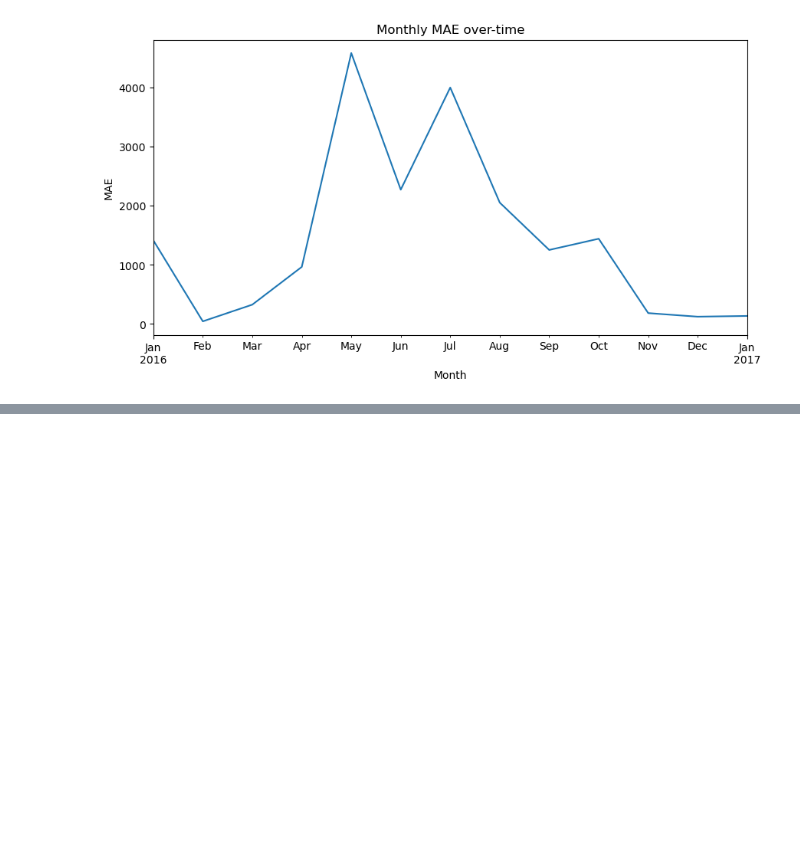
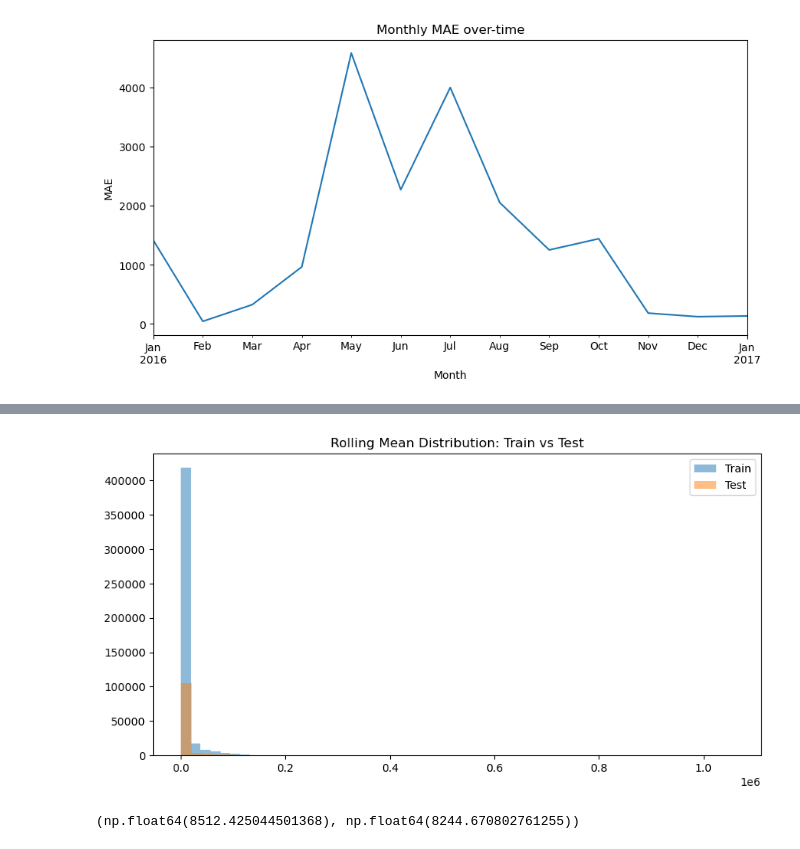
Before and after one commit to Jenish045/drift-aware-demand-forecasting-ml, a Jupyter notebook: notebooks/03_global_ml_model.ipynb, the cells around one changed output, grey strips where cells are left out. Saved outputs shown, nothing was run; the diff lists cells and outputs as text; code cells hidden in the pictures; blank space fills up the shorter version.

```diff
--- a/notebooks/03_global_ml_model.ipynb
+++ b/notebooks/03_global_ml_model.ipynb
@@ -354,0 +399,15 @@ plt.show()
+# %%
+plt.figure(figsize=(10,5))
+
+plt.hist(train_df["rolling_mean_7"], bins=50, alpha=0.5, label="Train")
+plt.hist(test_df["rolling_mean_7"], bins=50, alpha=0.5, label="Test")
+
+plt.legend()
+plt.title("Rolling Mean Distribution: Train vs Test")
+plt.show()
+# %% [output]
+[figure, added]
+# %%
+train_df["Order_Demand"].mean(), test_df["Order_Demand"].mean()
+# %% [output]
+(np.float64(8512.425044501368), np.float64(8244.670802761255))
```
Also changed, not shown: parts of 18 cells of this notebook.
